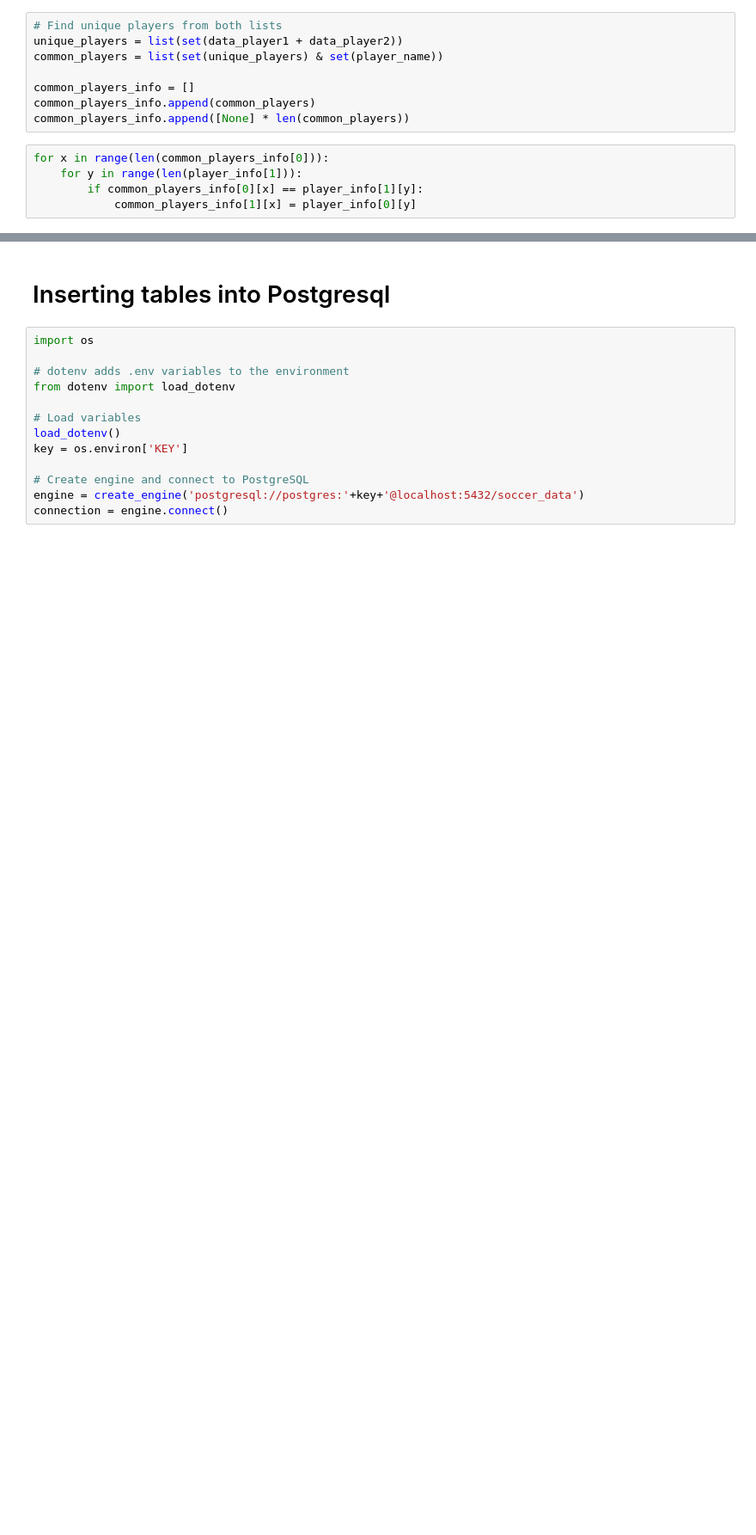
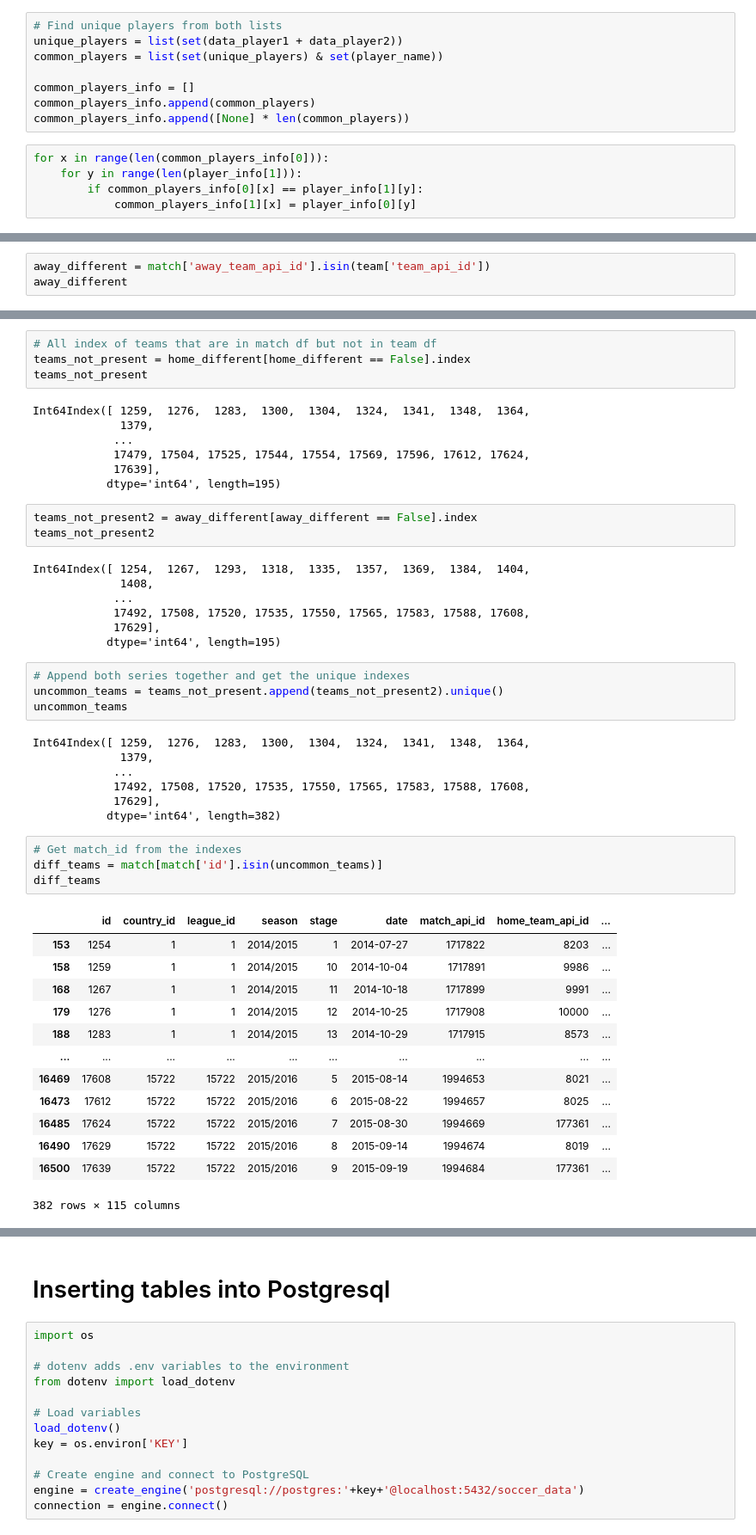
Before and after one commit to JaviPardox/ETL, a Jupyter notebook: Soccer_data.ipynb, the cells around one changed output, grey strips where cells are left out. Shown: that part at 86% size. Drawn from its saved outputs; the diff is of its cells as text; blank space fills up the shorter version.

```diff
--- a/Soccer_data.ipynb
+++ b/Soccer_data.ipynb
@@ -302,0 +615,3 @@ player.loc[player['player_api_id'] == 129763]
+# %%
+away_different = match['away_team_api_id'].isin(team['team_api_id'])
+away_different
@@ -302,0 +631,50 @@ player.loc[player['player_api_id'] == 129763]
+# %%
+# All index of teams that are in match df but not in team df
+teams_not_present = home_different[home_different == False].index
+teams_not_present
+# %% [output]
+Int64Index([ 1259,  1276,  1283,  1300,  1304,  1324,  1341,  1348,  1364,
+             1379,
+            ...
+            17479, 17504, 17525, 17544, 17554, 17569, 17596, 17612, 17624,
+            17639],
+           dtype='int64', length=195)
+# %%
+teams_not_present2 = away_different[away_different == False].index
+teams_not_present2
+# %% [output]
+Int64Index([ 1254,  1267,  1293,  1318,  1335,  1357,  1369,  1384,  1404,
+             1408,
+            ...
+            17492, 17508, 17520, 17535, 17550, 17565, 17583, 17588, 17608,
+            17629],
+           dtype='int64', length=195)
+# %%
+# Append both series together and get the unique indexes
+uncommon_teams = teams_not_present.append(teams_not_present2).unique()
+uncommon_teams
+# %% [output]
+Int64Index([ 1259,  1276,  1283,  1300,  1304,  1324,  1341,  1348,  1364,
+             1379,
+            ...
+            17492, 17508, 17520, 17535, 17550, 17565, 17583, 17588, 17608,
+            17629],
+           dtype='int64', length=382)
+# %%
+# Get match_id from the indexes
+diff_teams = match[match['id'].isin(uncommon_teams)]
+diff_teams
+# %% [output]
+|  | id | country_id | league_id | season | stage | date | match_api_id | home_team_api_id | ... |
+| 153 | 1254 | 1 | 1 | 2014/2015 | 1 | 2014-07-27 | 1717822 | 8203 | ... |
+| 158 | 1259 | 1 | 1 | 2014/2015 | 10 | 2014-10-04 | 1717891 | 9986 | ... |
+| 168 | 1267 | 1 | 1 | 2014/2015 | 11 | 2014-10-18 | 1717899 | 9991 | ... |
+| 179 | 1276 | 1 | 1 | 2014/2015 | 12 | 2014-10-25 | 1717908 | 10000 | ... |
+| 188 | 1283 | 1 | 1 | 2014/2015 | 13 | 2014-10-29 | 1717915 | 8573 | ... |
+| ... | ... | ... | ... | ... | ... | ... | ... | ... | ... |
+| 16469 | 17608 | 15722 | 15722 | 2015/2016 | 5 | 2015-08-14 | 1994653 | 8021 | ... |
+| 16473 | 17612 | 15722 | 15722 | 2015/2016 | 6 | 2015-08-22 | 1994657 | 8025 | ... |
+| 16485 | 17624 | 15722 | 15722 | 2015/2016 | 7 | 2015-08-30 | 1994669 | 177361 | ... |
+| 16490 | 17629 | 15722 | 15722 | 2015/2016 | 8 | 2015-09-14 | 1994674 | 8019 | ... |
+| 16500 | 17639 | 15722 | 15722 | 2015/2016 | 9 | 2015-09-19 | 1994684 | 177361 | ... |
+382 rows × 115 columns
```
Also changed, not shown: parts of 63 cells of this notebook.
